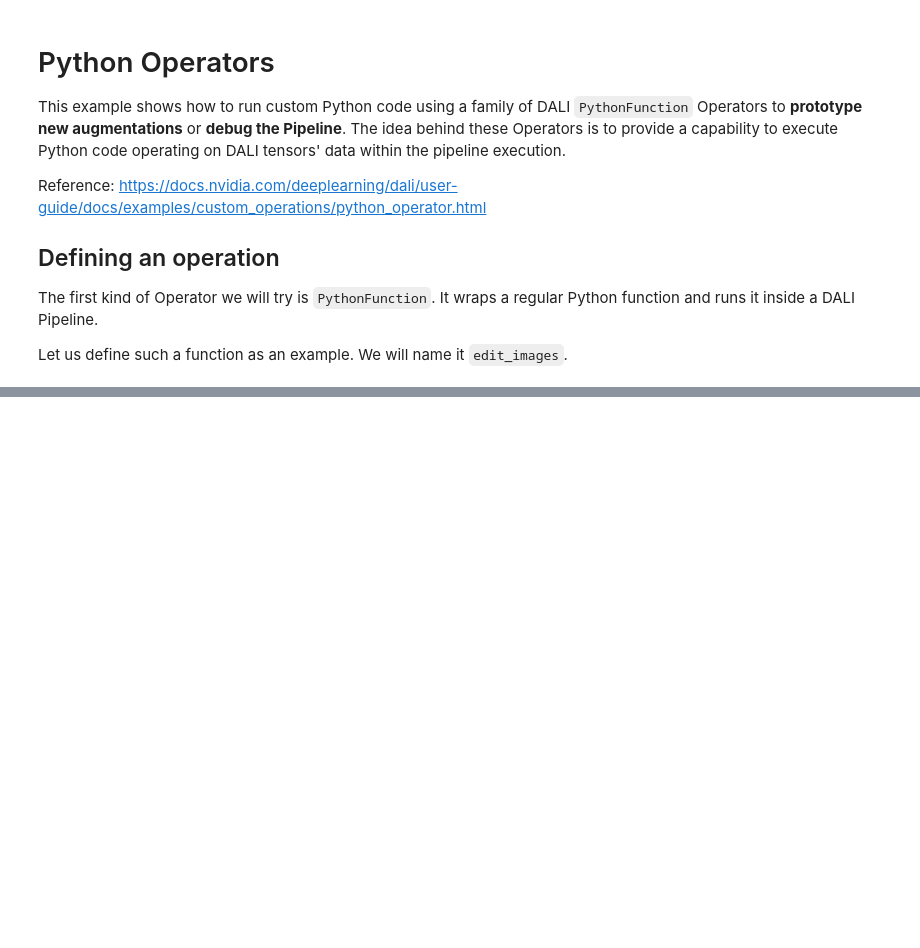
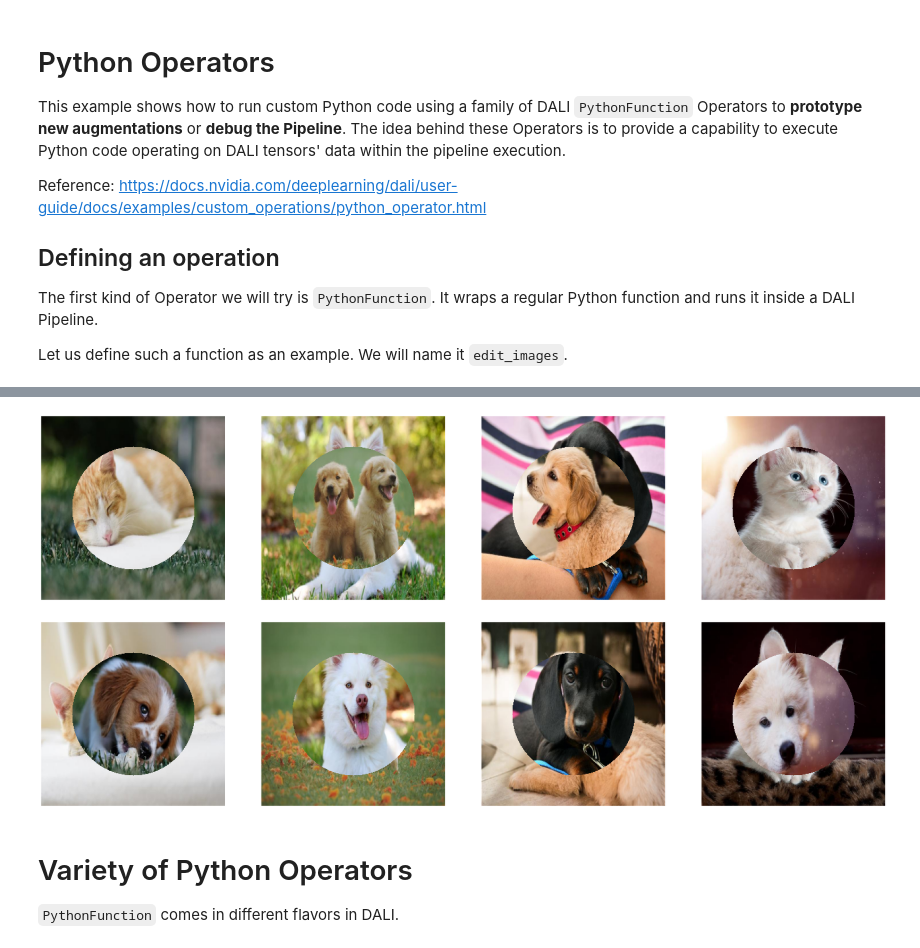
Before and after one commit to evdcush/DALI, a Jupyter notebook: dali/python_operators.ipynb, the cells around one changed output, grey strips where cells are left out. Saved outputs shown, nothing was run; the diff lists cells and outputs as text; code cells hidden in the pictures; blank space fills up the shorter version.

Commit message:
PythonFuncPipeline

```diff
--- a/dali/python_operators.ipynb
+++ b/dali/python_operators.ipynb
@@ -19,0 +22,16 @@ from nvidia.dali.pipeline import Pipeline
+# %%
+def edit_images(img1, img2):
+    """
+    Creates a circular mask and uses it to swap those
+    circular parts between the two images
+    """
+    assert img1.shape == img2.shape
+    h, w, c = img1.shape
+    y, x = np.ogrid[0:h, 0:w]  # Returns mesh-grid `ndarrays`
+    mask = (x - w / 2)**2 + (y - h / 2) ** 2 > h * w / 9
+    # swap centers
+    res1 = np.copy(img1)
+    res1[mask] = img2[mask]
+    res2 = np.copy(img2)
+    res2[mask] = img1[mask]
+    return res1, res2
@@ -19,0 +80,25 @@ from nvidia.dali.pipeline import Pipeline
+# %%
+batch_size = 4
+
+def show_images(image_batch):
+    columns = 4
+    rows = (batch_size + 1) // columns
+    fig = plt.figure(figsize=(32, (32 // columns) * rows))
+    gs = gridspec.GridSpec(rows, columns)
+    for j in range(rows*columns):
+        plt.subplot(gs[j])
+        plt.axis("off")
+        plt.imshow(image_batch.at(j)) # <---<< note the `.at(j)`
+# %%
+pipe = PythonFuncPipeline(batch_size, 4, 0, image_dir)
+pipe.build()
+imgs1, imgs2 = pipe.run()
+# %%
+show_images(imgs1)
+show_images(imgs2)
+# %% [output]
+[figure, added]
+[figure, added]
+# %% [markdown]
+# Variety of Python Operators
+`PythonFunction` comes in different flavors in DALI.
```
Also changed, not shown: parts of 4 cells of this notebook.
